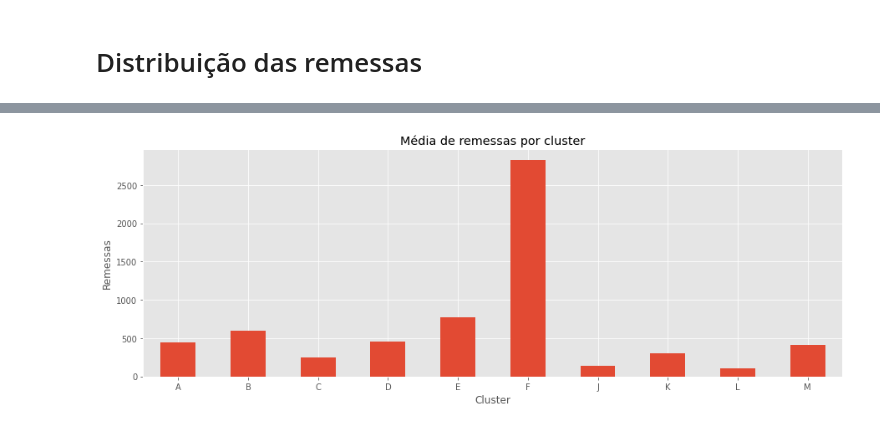
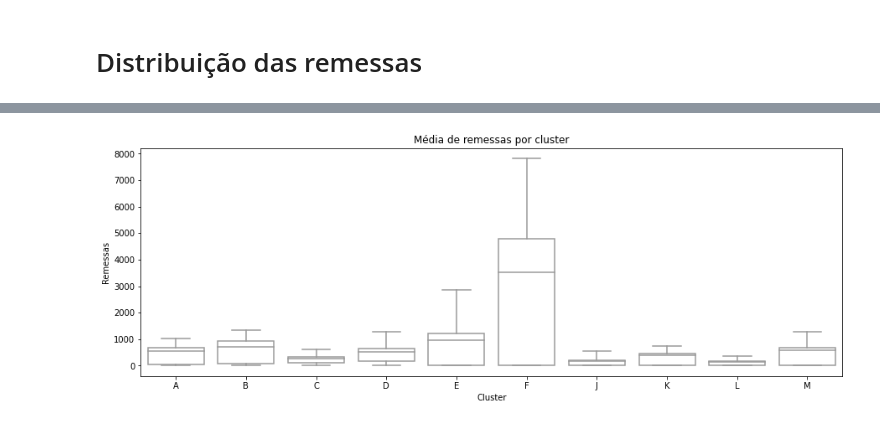
Before and after one commit to leofmr/shipping_predictions, a Jupyter notebook: 01 - análise descritiva.ipynb, the cells around one changed output, grey strips where cells are left out. Cells and saved outputs as stored; diff of their text form; code cells hidden in the pictures.

```diff
--- a/01 - análise descritiva.ipynb
+++ b/01 - análise descritiva.ipynb
@@ -12,7 +14,4 @@ import matplotlib.pyplot as plt
 import seaborn as sns
-# %%
-import matplotlib
-matplotlib.style.use('ggplot')
 # %% [markdown]
 # Carregamento e análise preliminar dos dados
 
@@ -155,0 +189,3 @@ plt.show()
+# %%
+weekend_mask = df["DiaNome"].isin(["Saturday", "Sunday"])
+df["DiaComercial"] = ~(weekend_mask | df["Feriado"])
@@ -156,13 +231,13 @@ plt.show()
 # %%
-# gerando o gráfico de barras
-(df.groupby("Cluster")["Remessas"].
- mean().plot(kind="bar", figsize=(15, 5)))
+# gerando o boxplot
+plt.figure(figsize=(15,5))
+sns.boxplot(x="Cluster", y="Remessas", data=df, showfliers=False, color="white")
 # rotacionando os rótulos dos ticks do eixo x
 plt.xticks(rotation=0)
 # atribuindo título ao eixo y
 plt.ylabel("Remessas")
 # atribuindo título à figura
 plt.title("Média de remessas por cluster")
 plt.show()
 # %% [output]
-[figure, old version]
+[figure, new version]
```
Also changed, not shown: parts of 50 cells of this notebook.
